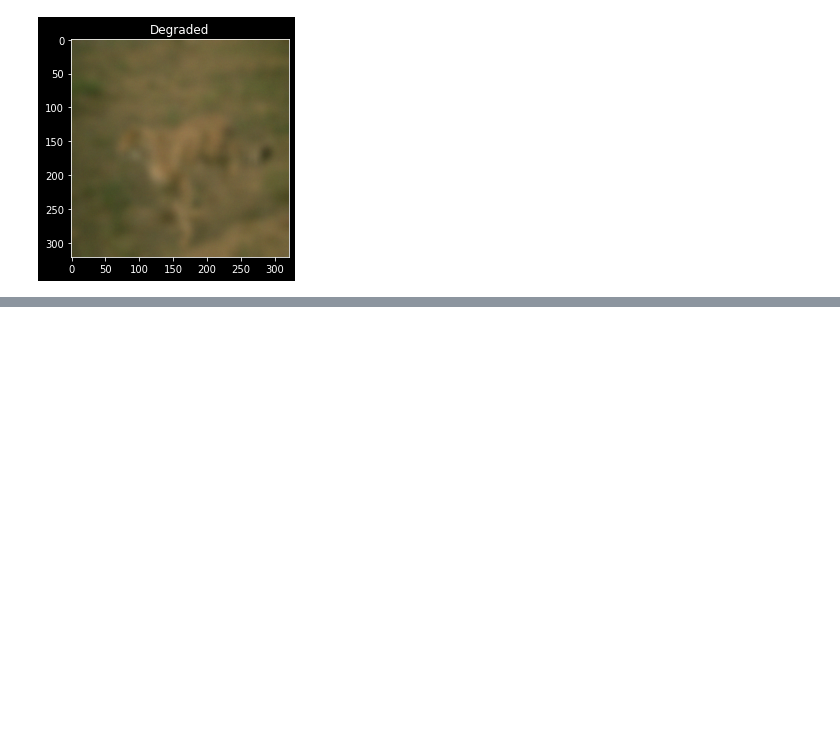
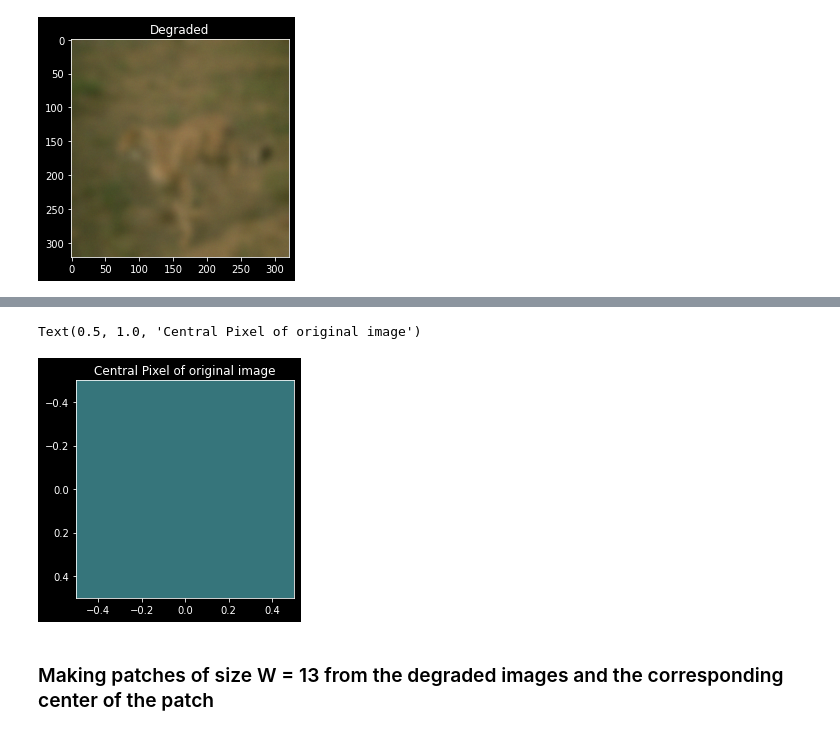
Before and after one commit to TheShiningVampire/EE610_Coding_Assignments, a Jupyter notebook: Assignment_2/18D070067_A2.ipynb, the cells around one changed output, grey strips where cells are left out. Saved outputs shown, nothing was run; the diff lists cells and outputs as text; code cells hidden in the pictures; blank space fills up the shorter version.

```diff
--- a/Assignment_2/18D070067_A2.ipynb
+++ b/Assignment_2/18D070067_A2.ipynb
@@ -123,0 +178,8 @@ Text(0.5, 1.0, 'Degraded')
+# %%
+plt.imshow(pixel[9])
+plt.title('Central Pixel of original image')
+# %% [output]
+Text(0.5, 1.0, 'Central Pixel of original image')
+[figure, added]
+# %% [markdown]
+### Making patches of size W = 13 from the degraded images and the corresponding center of the patch
```
Also changed, not shown: parts of 21 cells of this notebook.
